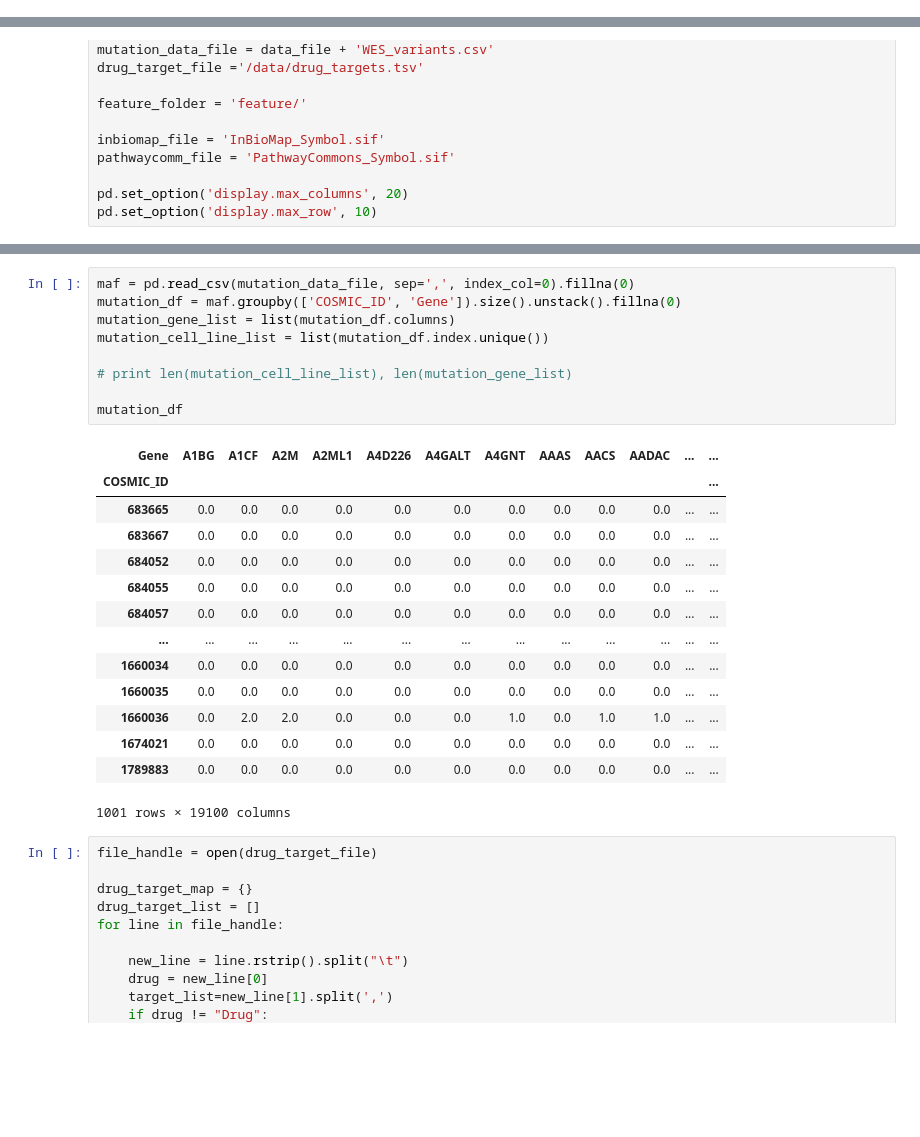
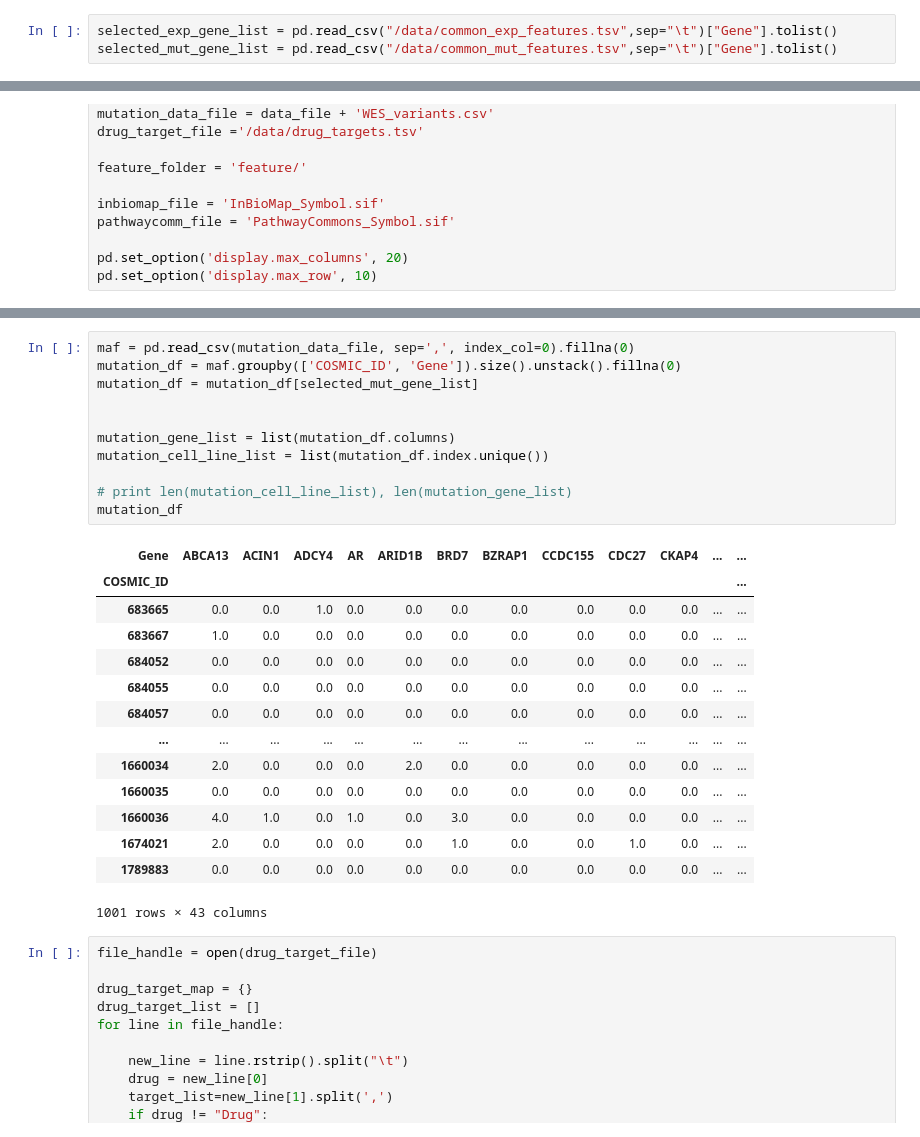
Before and after one commit to JDACS4C-IMPROVE/TCRP_data, a Jupyter notebook: code/process_sanger_drug_cell_line.ipynb, the cells around one changed output, grey strips where cells are left out. Drawn from its saved outputs; the diff is of its cells as text; blank space fills up the shorter version.

```diff
--- a/code/process_sanger_drug_cell_line.ipynb
+++ b/code/process_sanger_drug_cell_line.ipynb
@@ -18,6 +18,9 @@ import seaborn as sns
 import itertools
 import mygene
 import re
+# %%
+selected_exp_gene_list = pd.read_csv("/data/common_exp_features.tsv",sep="\t")["Gene"].tolist()
+selected_mut_gene_list = pd.read_csv("/data/common_mut_features.tsv",sep="\t")["Gene"].tolist()
 # %%
 def load_network(network_file_list, valid_gene_list):
 
@@ -127,27 +115,29 @@ exp_df
 # %%
 maf = pd.read_csv(mutation_data_file, sep=',', index_col=0).fillna(0)
 mutation_df = maf.groupby(['COSMIC_ID', 'Gene']).size().unstack().fillna(0)
+mutation_df = mutation_df[selected_mut_gene_list]
+
+
 mutation_gene_list = list(mutation_df.columns)
 mutation_cell_line_list = list(mutation_df.index.unique())
 
 # print len(mutation_cell_line_list), len(mutation_gene_list)
-
 mutation_df
 # %% [output]
-| Gene | A1BG | A1CF | A2M | A2ML1 | A4D226 | A4GALT | A4GNT | AAAS | AACS | AADAC | ... | ... |
+| Gene | ABCA13 | ACIN1 | ADCY4 | AR | ARID1B | BRD7 | BZRAP1 | CCDC155 | CDC27 | CKAP4 | ... | ... |
 | COSMIC_ID |  |  |  |  |  |  |  |  |  |  |  | ... |
-| 683665 | 0.0 | 0.0 | 0.0 | 0.0 | 0.0 | 0.0 | 0.0 | 0.0 | 0.0 | 0.0 | ... | ... |
-| 683667 | 0.0 | 0.0 | 0.0 | 0.0 | 0.0 | 0.0 | 0.0 | 0.0 | 0.0 | 0.0 | ... | ... |
+| 683665 | 0.0 | 0.0 | 1.0 | 0.0 | 0.0 | 0.0 | 0.0 | 0.0 | 0.0 | 0.0 | ... | ... |
+| 683667 | 1.0 | 0.0 | 0.0 | 0.0 | 0.0 | 0.0 | 0.0 | 0.0 | 0.0 | 0.0 | ... | ... |
 | 684052 | 0.0 | 0.0 | 0.0 | 0.0 | 0.0 | 0.0 | 0.0 | 0.0 | 0.0 | 0.0 | ... | ... |
 | 684055 | 0.0 | 0.0 | 0.0 | 0.0 | 0.0 | 0.0 | 0.0 | 0.0 | 0.0 | 0.0 | ... | ... |
 | 684057 | 0.0 | 0.0 | 0.0 | 0.0 | 0.0 | 0.0 | 0.0 | 0.0 | 0.0 | 0.0 | ... | ... |
 | ... | ... | ... | ... | ... | ... | ... | ... | ... | ... | ... | ... | ... |
-| 1660034 | 0.0 | 0.0 | 0.0 | 0.0 | 0.0 | 0.0 | 0.0 | 0.0 | 0.0 | 0.0 | ... | ... |
+| 1660034 | 2.0 | 0.0 | 0.0 | 0.0 | 2.0 | 0.0 | 0.0 | 0.0 | 0.0 | 0.0 | ... | ... |
 | 1660035 | 0.0 | 0.0 | 0.0 | 0.0 | 0.0 | 0.0 | 0.0 | 0.0 | 0.0 | 0.0 | ... | ... |
-| 1660036 | 0.0 | 2.0 | 2.0 | 0.0 | 0.0 | 0.0 | 1.0 | 0.0 | 1.0 | 1.0 | ... | ... |
-| 1674021 | 0.0 | 0.0 | 0.0 | 0.0 | 0.0 | 0.0 | 0.0 | 0.0 | 0.0 | 0.0 | ... | ... |
+| 1660036 | 4.0 | 1.0 | 0.0 | 1.0 | 0.0 | 3.0 | 0.0 | 0.0 | 0.0 | 0.0 | ... | ... |
+| 1674021 | 2.0 | 0.0 | 0.0 | 0.0 | 0.0 | 1.0 | 0.0 | 0.0 | 1.0 | 0.0 | ... | ... |
 | 1789883 | 0.0 | 0.0 | 0.0 | 0.0 | 0.0 | 0.0 | 0.0 | 0.0 | 0.0 | 0.0 | ... | ... |
-1001 rows × 19100 columns
+1001 rows × 43 columns
 # %%
 file_handle = open(drug_target_file)
 
```
Also changed, not shown: parts of 19 cells of this notebook, 3 other files.
